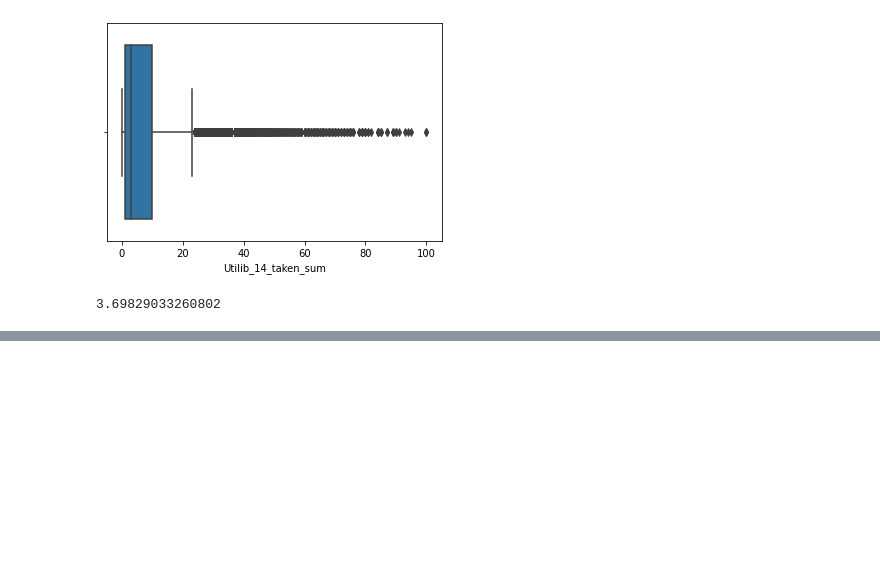
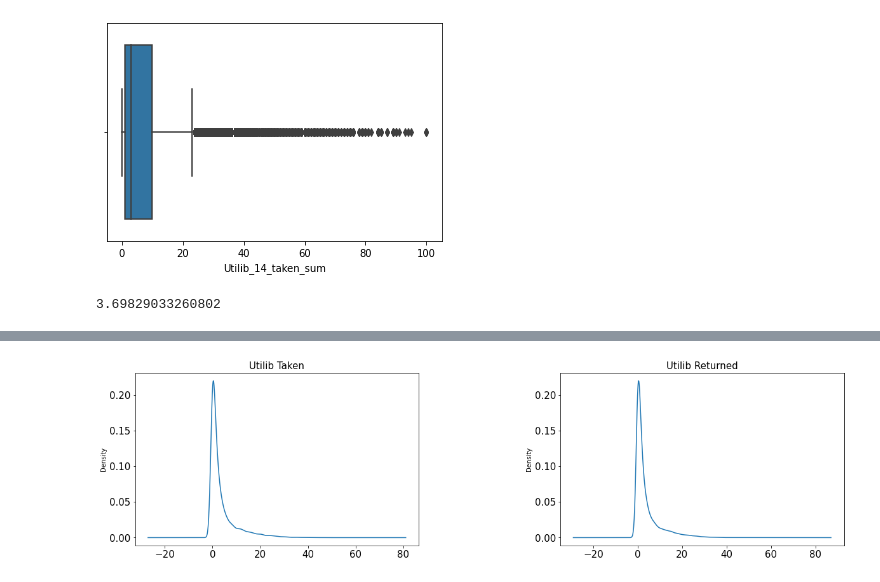
Before and after one commit to KaruraM/ANALYSIS, a Jupyter notebook: HYPOTHESIS_TESTING.ipynb, the cells around one changed output, grey strips where cells are left out. Cells and saved outputs as stored; diff of their text form; code cells hidden in the pictures; blank space fills up the shorter version.

```diff
--- a/HYPOTHESIS_TESTING.ipynb
+++ b/HYPOTHESIS_TESTING.ipynb
@@ -170,0 +175,7 @@ df1 = df["Utilib_taken_sum"].fillna(3.7, inplace = True)
+# %%
+fig, axarr = plt.subplots(1, 2, figsize=(20, 5))
+df['Utilib_taken_sum'].plot(kind='density', ax=axarr[0], fontsize=15).set_title("Utilib Taken", fontsize=15)
+df['Utilib_returned_sum'].plot( kind='density',ax=axarr[1], fontsize=15 ).set_title("Utilib Returned", fontsize=15)
+plt.subplots_adjust(wspace=.5)
+# %% [output]
+[figure, added]
```
Also changed, not shown: parts of 39 cells of this notebook.
